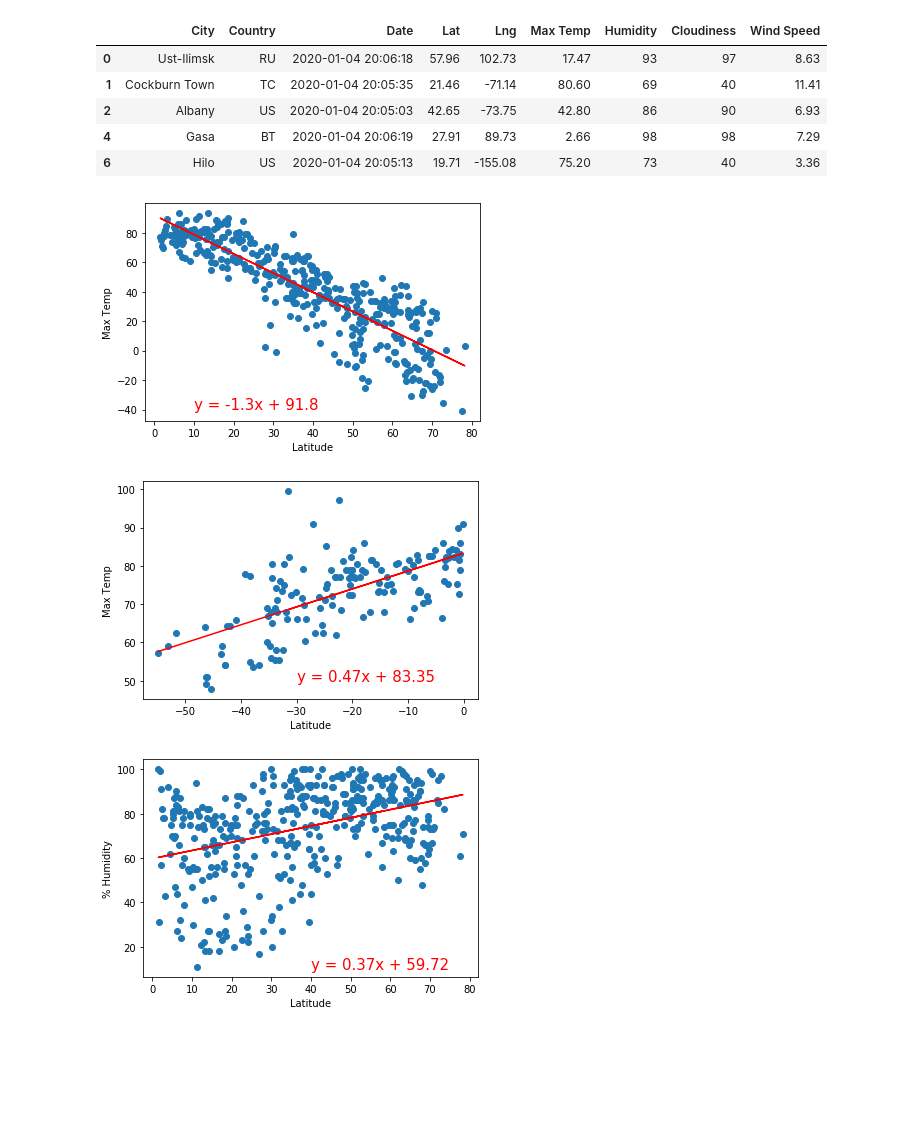
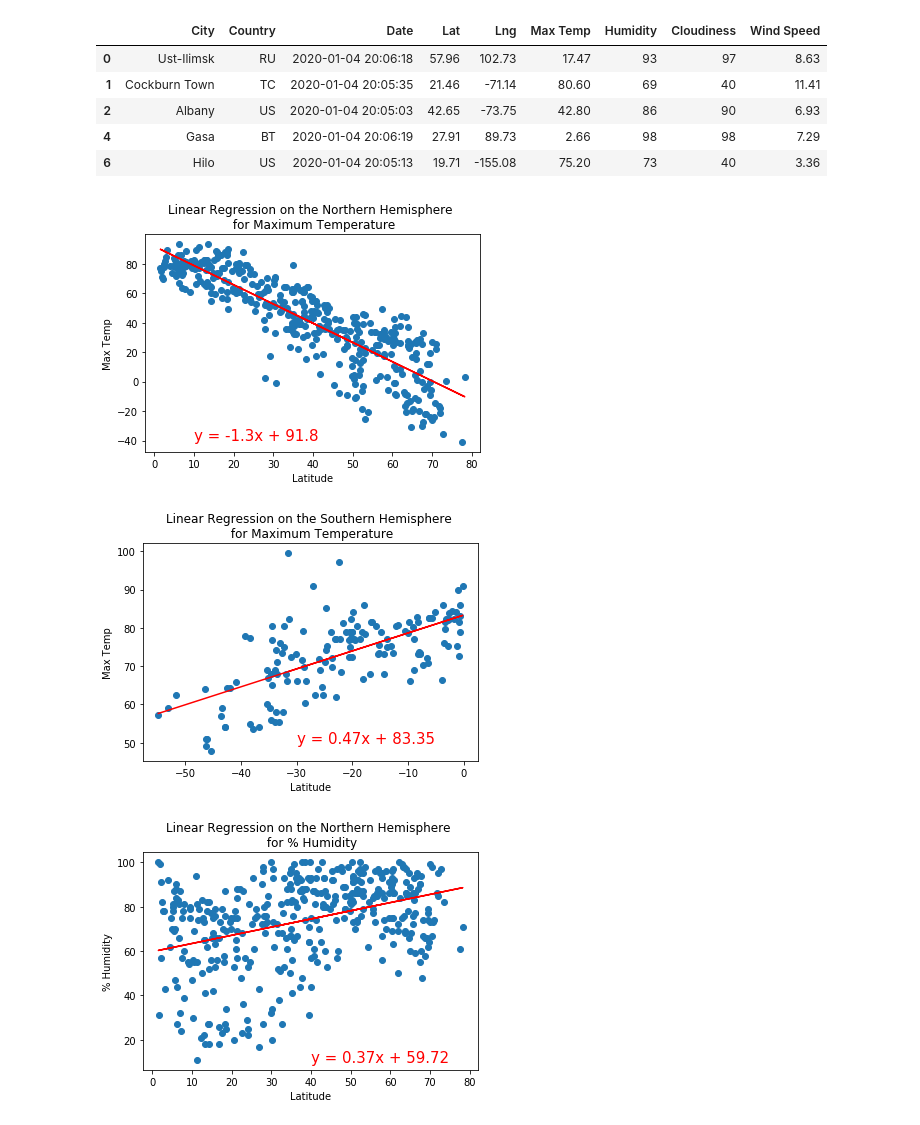
Before and after one commit to hillarykrumbholz/World_Weather_Analysis, a Jupyter notebook: WeatherPy.ipynb, the cells around one changed output. Saved outputs shown, nothing was run; the diff lists cells and outputs as text; code cells hidden in the pictures; blank space fills up the shorter version.

Commit message:
linear regression plots.

```diff
--- a/WeatherPy.ipynb
+++ b/WeatherPy.ipynb
@@ -292,6 +292,7 @@ def plot_linear_regression(x_values, y_values, title, y_label, text_coordinates)
     plt.annotate(line_eq, text_coordinates, fontsize=15, color="red")
     plt.xlabel('Latitude')
     plt.ylabel(y_label)
+    plt.title(title)
     plt.show()
 # %%
 index13 = city_data_df.loc[13]
@@ -353,23 +354,27 @@ plot_linear_regression(x_values, y_values,
                        'Linear Regression on the Northern Hemisphere \n for Maximum Temperature',
                        'Max Temp', (10,-40))
 # %% [output]
-[figure, old version]
+[figure, new version]
 # %%
 # Linear regression on the Southern Hemisphere
 x_values = southern_hemi_df["Lat"]
 y_values = southern_hemi_df["Max Temp"]
 # Call the function.
-plot_linear_regression(x_values, y_values, 'Linear Regression on the Southern Hemisphere \n for Maximum Temperature', 'Max Temp',(-30,50))
+plot_linear_regression(x_values, y_values,
+                       'Linear Regression on the Southern Hemisphere \n for Maximum Temperature',
+                       'Max Temp',(-30,50))
 # %% [output]
-[figure, old version]
+[figure, new version]
 # %%
 # Linear regression on the Northern Hemisphere
 x_values = northern_hemi_df["Lat"]
 y_values = northern_hemi_df["Humidity"]
 # Call the function.
-plot_linear_regression(x_values, y_values, 'Linear Regression on the Northern Hemisphere \n for % Humidity', '% Humidity',(40,10))
+plot_linear_regression(x_values, y_values,
+                       'Linear Regression on the Northern Hemisphere \n for % Humidity',
+                       '% Humidity',(40,10))
 # %% [output]
-[figure, old version]
+[figure, new version]
 # %%
 # Linear regression on the Southern Hemisphere
 x_values = southern_hemi_df["Lat"]
```
Also changed, not shown: parts of 5 cells of this notebook.
